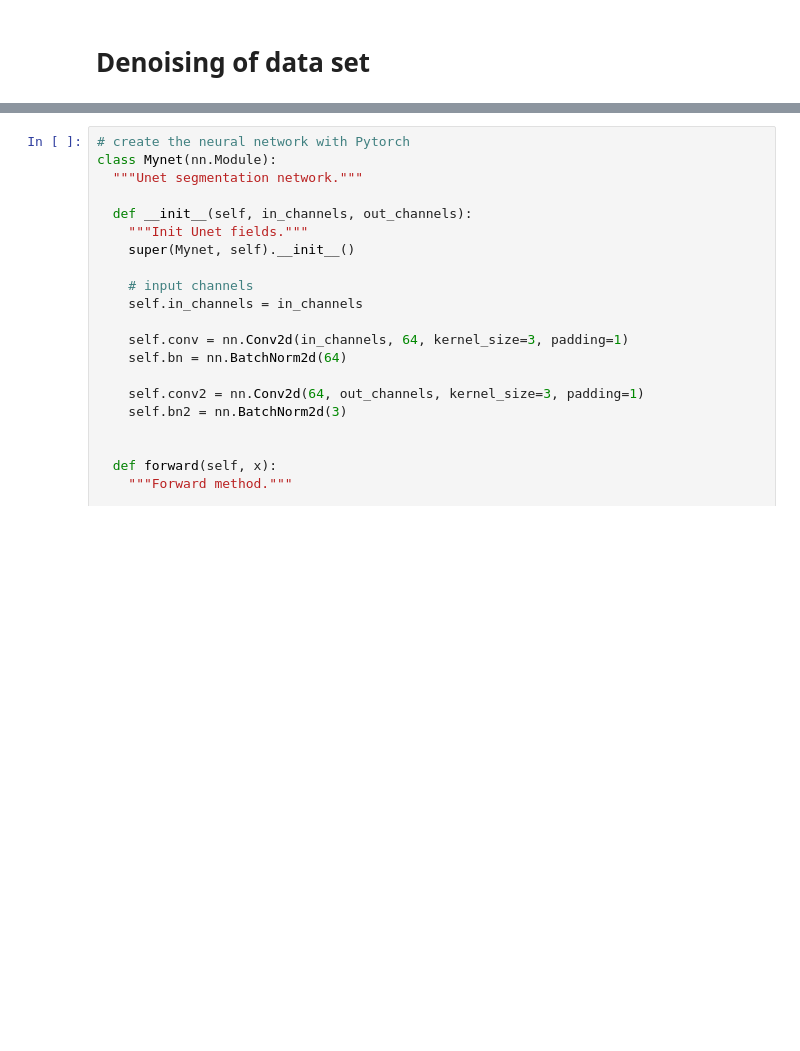
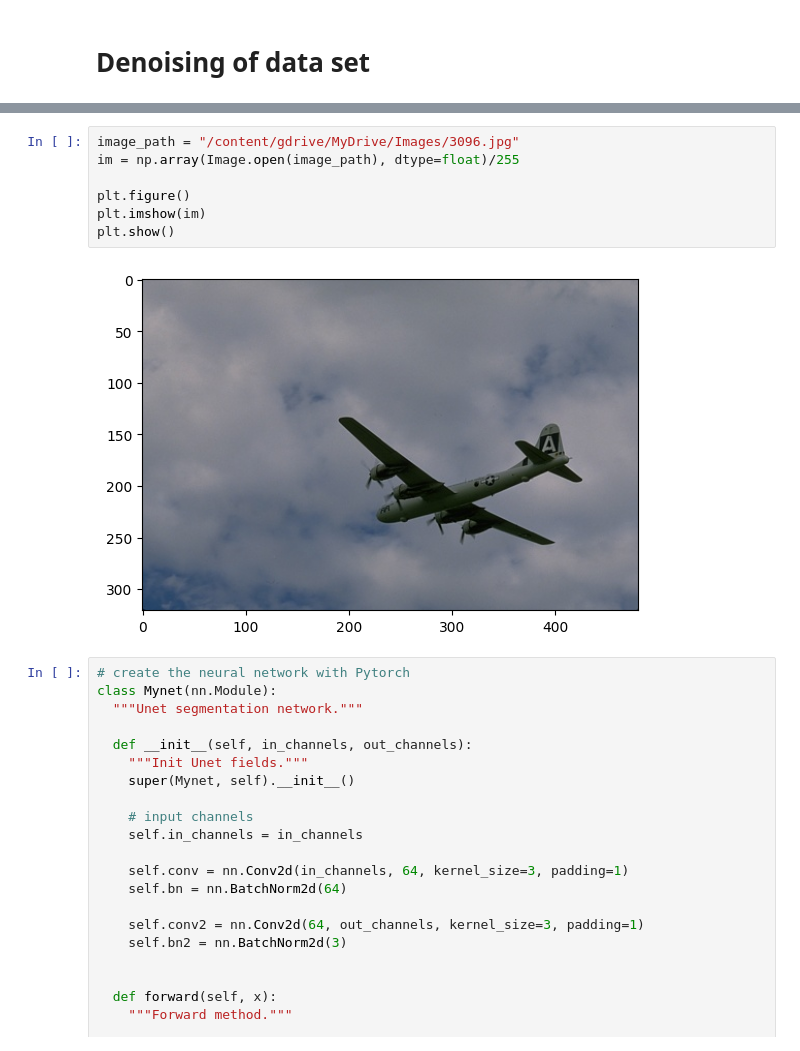
Before and after one commit to pedro-cardoso16/Super-Resolution, a Jupyter notebook: super_resolution.ipynb, the cells around one changed output, grey strips where cells are left out. Cells and saved outputs as stored; diff of their text form; blank space fills up the shorter version.

```diff
--- a/super_resolution.ipynb
+++ b/super_resolution.ipynb
@@ -192,3 +179,12 @@ for i in range(1000):
+# %%
+image_path = "/content/gdrive/MyDrive/Images/3096.jpg"
+im = np.array(Image.open(image_path), dtype=float)/255
+
+plt.figure()
+plt.imshow(im)
+plt.show()
+# %% [output]
+[figure, added]
 # %%
 # create the neural network with Pytorch
 class Mynet(nn.Module):
```
Also changed, not shown: parts of 3 cells of this notebook.
